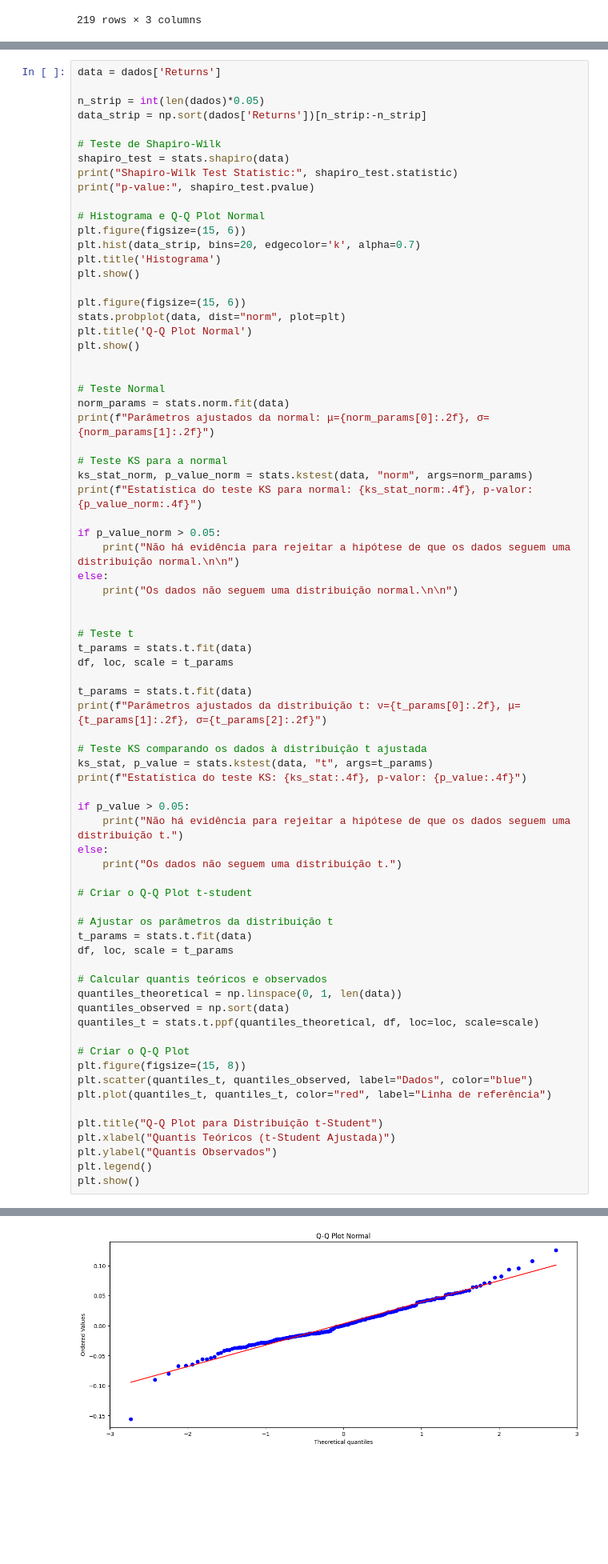
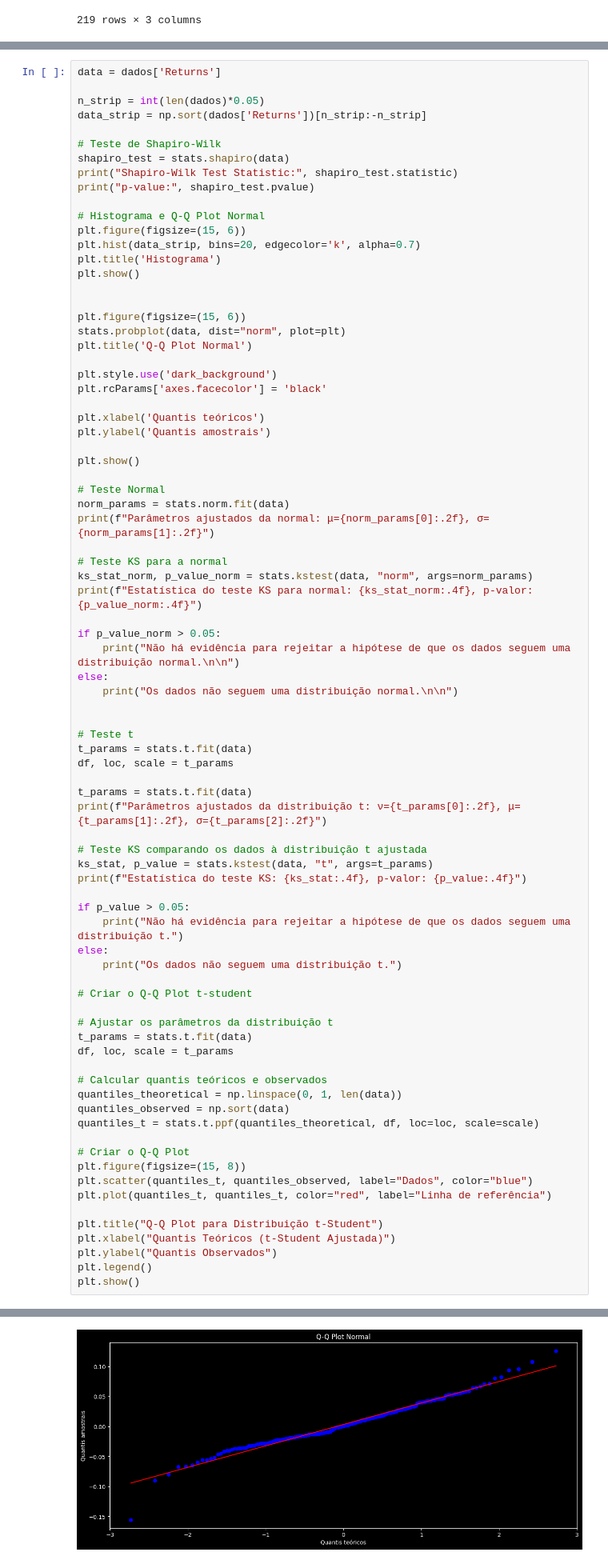
Before and after one commit to GvFreitas1/Precificacao-de-Opcoes, a Jupyter notebook: normality and independence tests.ipynb, the cells around one changed output, grey strips where cells are left out. Shown at 80% size. Cells and saved outputs as stored; diff of their text form; blank space fills up the shorter version.

```diff
--- a/normality and independence tests.ipynb
+++ b/normality and independence tests.ipynb
@@ -44,11 +64,18 @@ plt.hist(data_strip, bins=20, edgecolor='k', alpha=0.7)
 plt.title('Histograma')
 plt.show()
 
+
 plt.figure(figsize=(15, 6))
 stats.probplot(data, dist="norm", plot=plt)
 plt.title('Q-Q Plot Normal')
+
+plt.style.use('dark_background')
+plt.rcParams['axes.facecolor'] = 'black'
+
+plt.xlabel('Quantis teóricos')
+plt.ylabel('Quantis amostrais')
+
 plt.show()
-
 
 # Teste Normal
 norm_params = stats.norm.fit(data)
@@ -108,4 +135,4 @@ p-value: 0.00137590787068795
-[figure, old version]
+[figure, new version]
 Parâmetros ajustados da normal: μ=0.00, σ=0.04
 Estatística do teste KS para normal: 0.0674, p-valor: 0.2602
 Não há evidência para rejeitar a hipótese de que os dados seguem uma distribuição normal.
```
Also changed, not shown: parts of 6 cells of this notebook, 9 other files.
